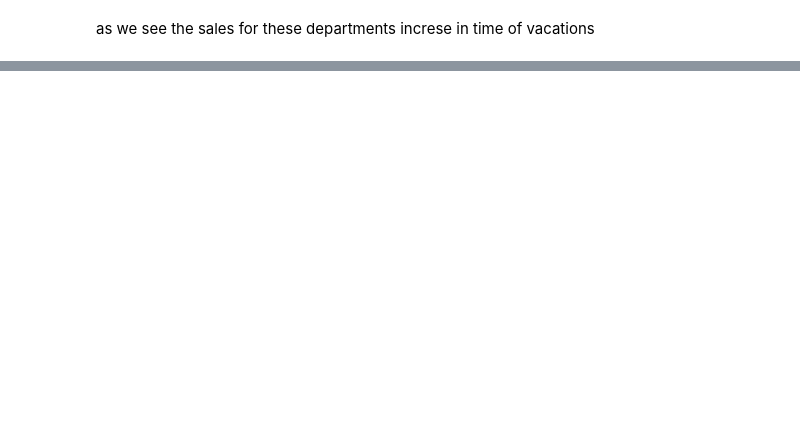
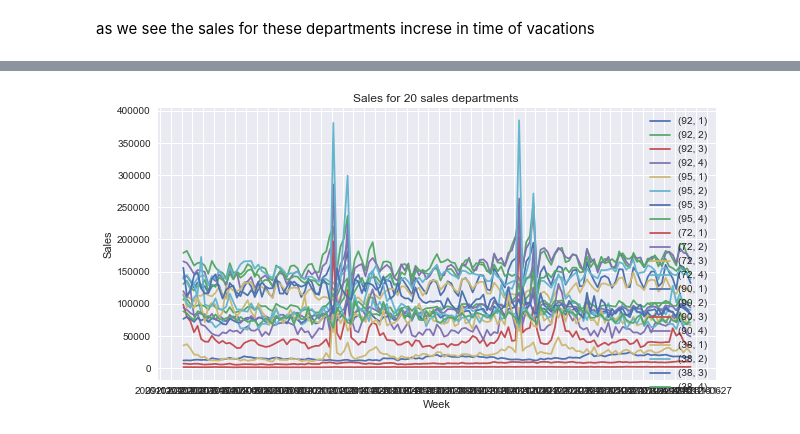
Before and after one commit to AnasElshaer01/Walmart-Sales-Forcasting, a Jupyter notebook: EDA.ipynb, the cells around one changed output, grey strips where cells are left out. Saved outputs shown, nothing was run; the diff lists cells and outputs as text; code cells hidden in the pictures; blank space fills up the shorter version.

```diff
--- a/EDA.ipynb
+++ b/EDA.ipynb
@@ -177,0 +218,4 @@ plt.show()
+# %%
+plot_departments_trend(Total_sales.loc[(Total_sales.index.unique(level=0)[:5] )  , range(1,5)] , sales_by_week_dept_store)
+# %% [output]
+[figure, added]
```
Also changed, not shown: parts of 28 cells of this notebook.
